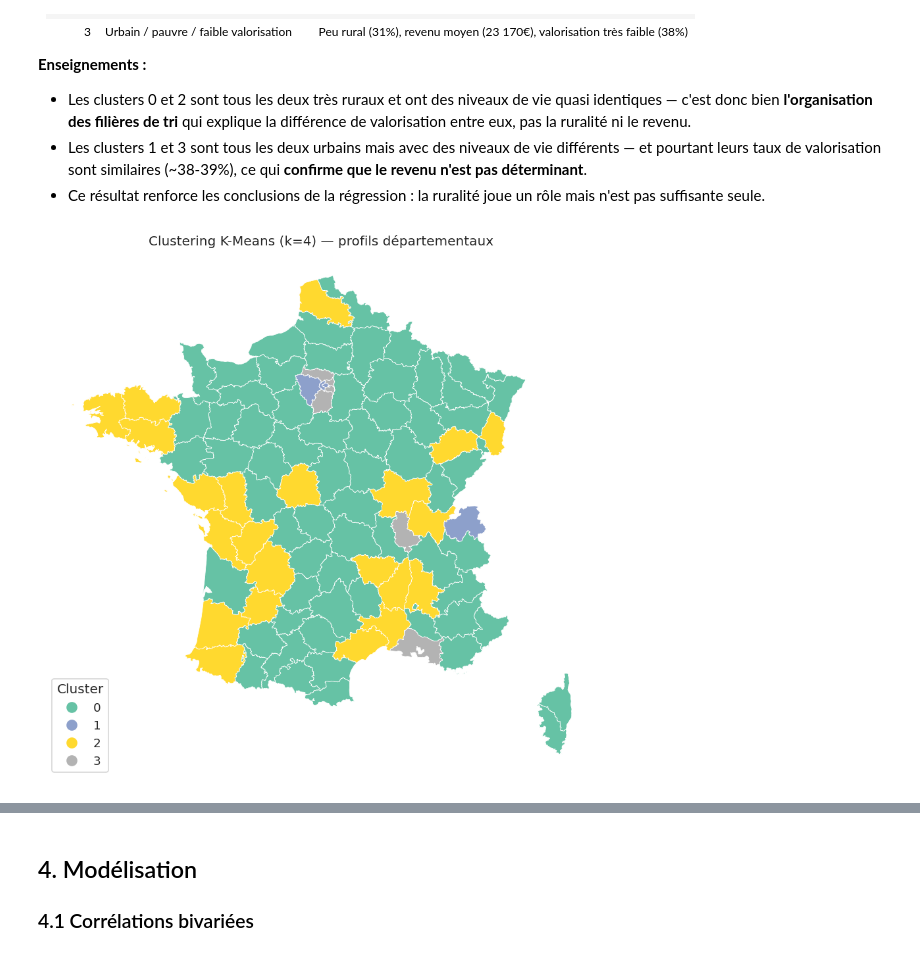
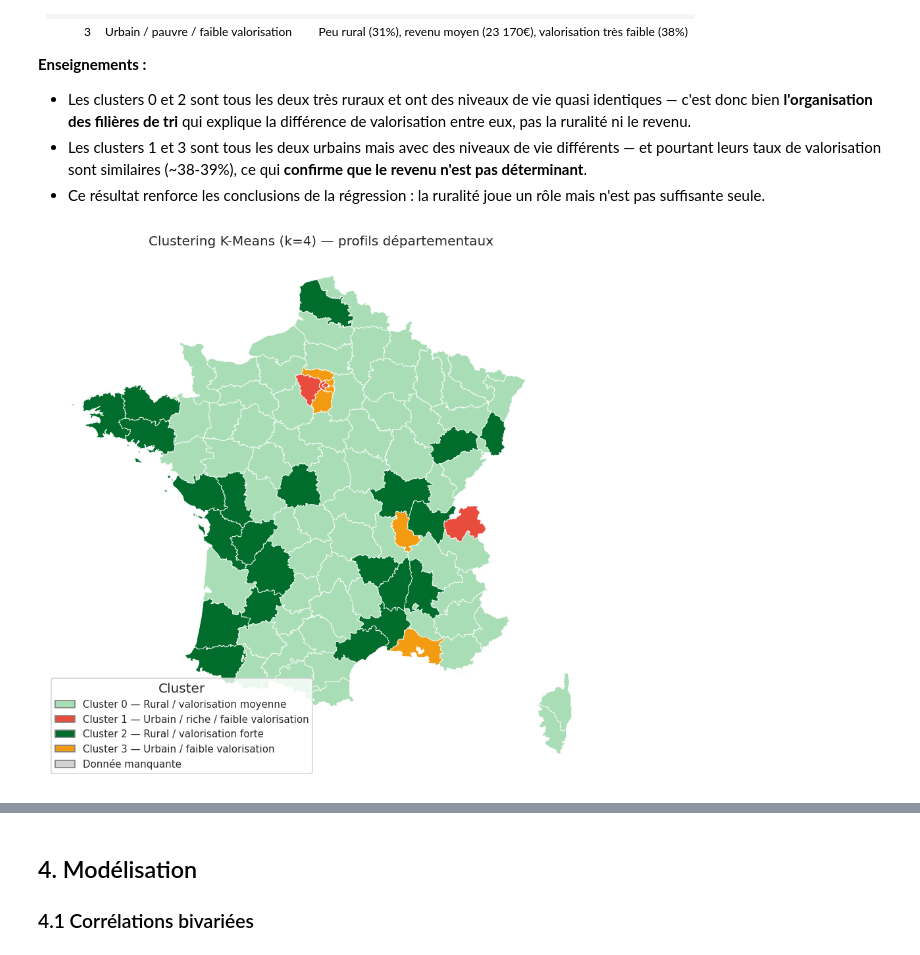
Before and after one commit to TeodoraHub/projet_pythonDS, a Jupyter notebook: notebook_recyclage_projet_python2.ipynb, the cells around one changed output, grey strips where cells are left out. Drawn from its saved outputs; the diff is of its cells as text; code cells hidden in the pictures.

Commit message:
changement des codes couleurs dans la clusterisation

```diff
--- a/notebook_recyclage_projet_python2.ipynb
+++ b/notebook_recyclage_projet_python2.ipynb
@@ -743,29 +743,50 @@ display(
 - Les clusters 1 et 3 sont tous les deux urbains mais avec des niveaux de vie différents — et pourtant leurs taux de valorisation sont similaires (~38-39%), ce qui **confirme que le revenu n'est pas déterminant**.
 - Ce résultat renforce les conclusions de la régression : la ruralité joue un rôle mais n'est pas suffisante seule.
 # %%
-# Carte choroplèthe des clusters
+# Carte choroplèthe des clusters avec couleurs personnalisées
 carte3 = carte_base.merge(df[["code_dept", "cluster"]],
                            left_on="code", right_on="code_dept", how="left")
-# convertir en texte pour mode catégorie
+
+# Palette manuelle : une couleur par cluster selon le profil
+# vert foncé = rural fort, vert clair = rural moyen, jaune = rural faible, rouge = urbain faible
+palette_clusters = {
+    "0": "#a8ddb5",   # vert clair  — rural / valorisation moyenne
+    "1": "#e74c3c",   # rouge       — urbain / riche / faible valorisation
+    "2": "#006d2c",   # vert foncé  — rural / valorisation forte
+    "3": "#f39c12",   # jaune/orange — urbain / faible valorisation
+}
+
 carte3["cluster"] = carte3["cluster"].astype(str)
+carte3["couleur"] = carte3["cluster"].map(palette_clusters)
 
 fig, ax = plt.subplots(figsize=(9, 10))
 carte3.plot(
-    column="cluster",
-    cmap="Set2",
+    color=carte3["couleur"].astype(object).fillna("lightgrey"),
     linewidth=0.5,
     edgecolor="white",
-    legend=True,
-    categorical=True,   # ← mode catégoriel : légende avec cases distinctes
-    legend_kwds={"title": "Cluster", "loc": "lower left"},
     ax=ax,
-    missing_kwds={"color": "lightgrey", "label": "Donnée manquante"},
 )
+
+# Légende manuelle
+import matplotlib.patches as mpatches
+labels = {
+    "0": "Cluster 0 — Rural / valorisation moyenne",
+    "1": "Cluster 1 — Urbain / riche / faible valorisation",
+    "2": "Cluster 2 — Rural / valorisation forte",
+    "3": "Cluster 3 — Urbain / faible valorisation",
+}
+patches = [
+    mpatches.Patch(facecolor=palette_clusters[k], edgecolor="grey", label=v)
+    for k, v in labels.items()
+]
+patches.append(mpatches.Patch(facecolor="lightgrey", edgecolor="grey", label="Donnée manquante"))
+ax.legend(handles=patches, title="Cluster", loc="lower left", frameon=True, fontsize=9)
+
 ax.set_title("Clustering K-Means (k=4) — profils départementaux", fontsize=12)
 ax.axis("off")
 plt.show()
 # %% [output]
-[figure, old version]
+[figure, new version]
 # %% [markdown]
 **Analyse de la carte des clusters :**
 
```
Also changed, not shown: parts of 3 cells of this notebook, 3 other files.
